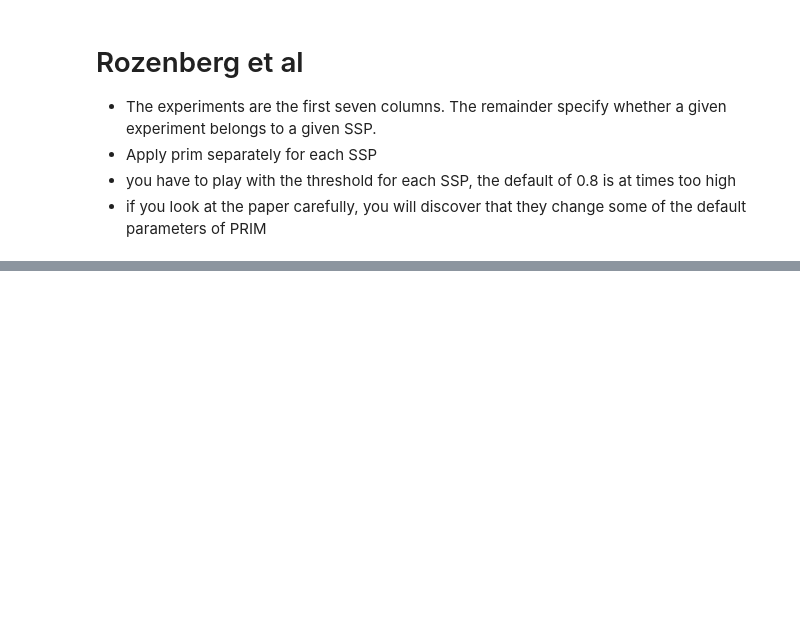
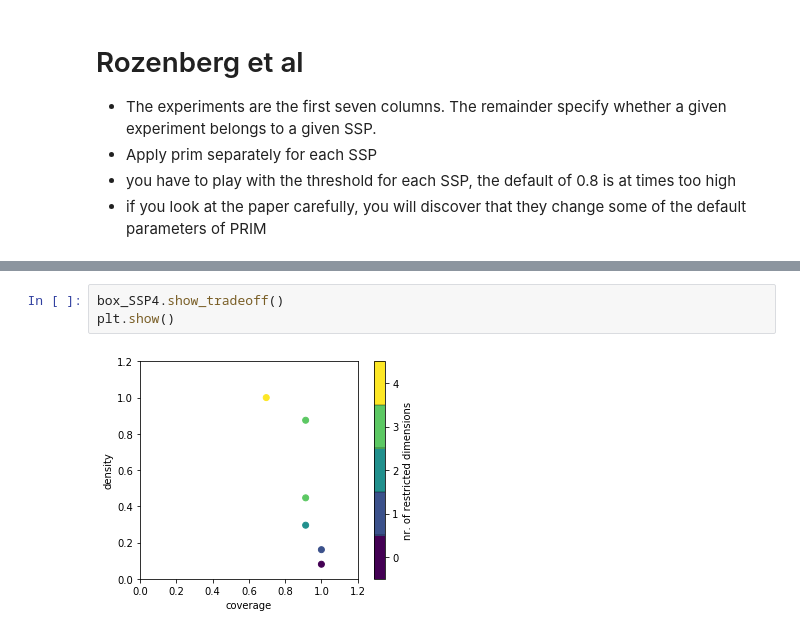
Before and after one commit to jasonrwang/epa1361_open, a Jupyter notebook: Week 3-4 - vulnerability analysis/assignment 4 - scenario discovery.ipynb, the cells around one changed output, grey strips where cells are left out. Drawn from its saved outputs; the diff is of its cells as text; blank space fills up the shorter version.

```diff
--- a/Week 3-4 - vulnerability analysis/assignment 4 - scenario discovery.ipynb
+++ b/Week 3-4 - vulnerability analysis/assignment 4 - scenario discovery.ipynb
@@ -148,0 +203,5 @@ plt.show()
+# %%
+box_SSP4.show_tradeoff()
+plt.show()
+# %% [output]
+[figure, added]
```
Also changed, not shown: parts of 22 cells of this notebook, 2 other files.
